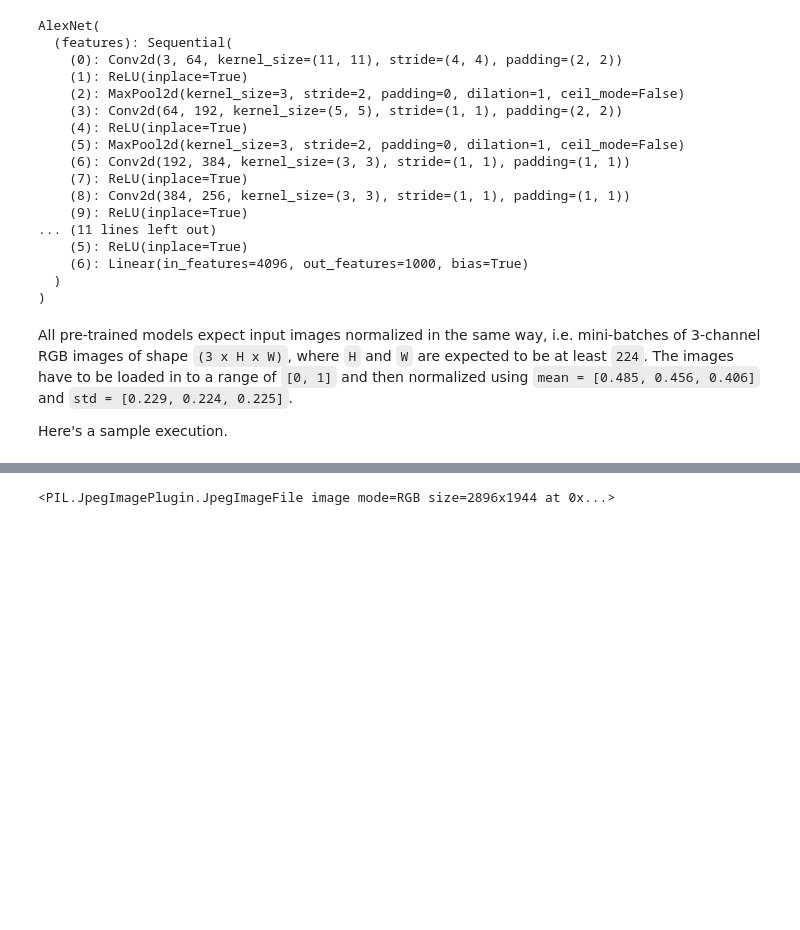
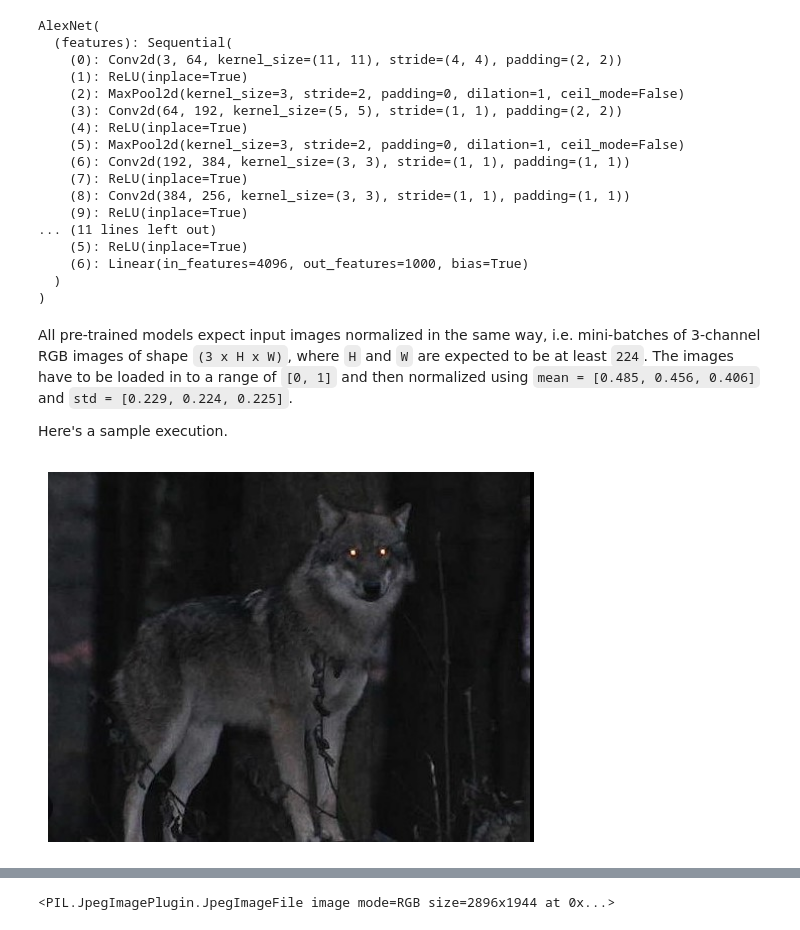
Before and after one commit to remko27/PythonTestScript, a Jupyter notebook: assets/hub/pytorch_vision_alexnet.ipynb, the cells around one changed output, grey strips where cells are left out. Cells and saved outputs as stored; diff of their text form; code cells hidden in the pictures; blank space fills up the shorter version.

```diff
--- a/assets/hub/pytorch_vision_alexnet.ipynb
+++ b/assets/hub/pytorch_vision_alexnet.ipynb
@@ -51,6 +51,23 @@ The images have to be loaded in to a range of `[0, 1]` and then normalized using
 and `std = [0.229, 0.224, 0.225]`.
 
 Here's a sample execution.
+# %%
+from google.colab import files
+#uploaded = files.upload()
+
+from PIL import Image
+import matplotlib.pyplot as plt
+import io
+
+# Abre la imagen
+image = Image.open('Wolf.jpg')
+
+# Muestra la imagen
+plt.imshow(image)
+plt.axis('off')  # Oculta los ejes
+plt.show()
+# %% [output]
+[figure, added]
 # %%
 from sys import set_coroutine_origin_tracking_depth
 !pip install pillow requests
```
Also changed, not shown: parts of 6 cells of this notebook.
